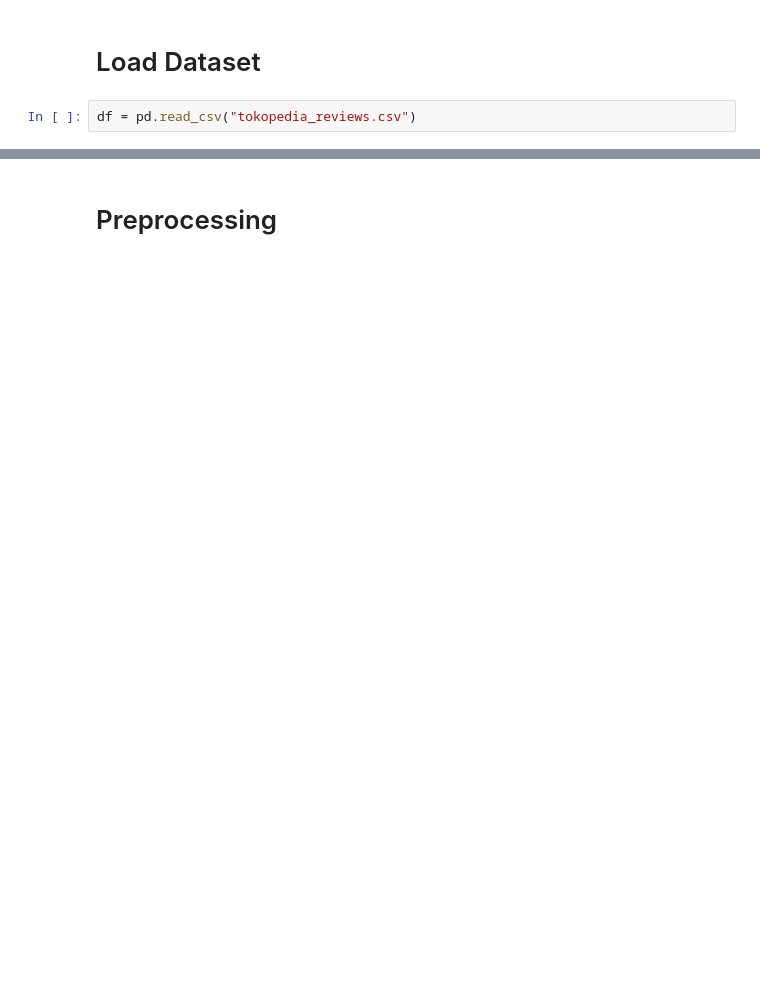
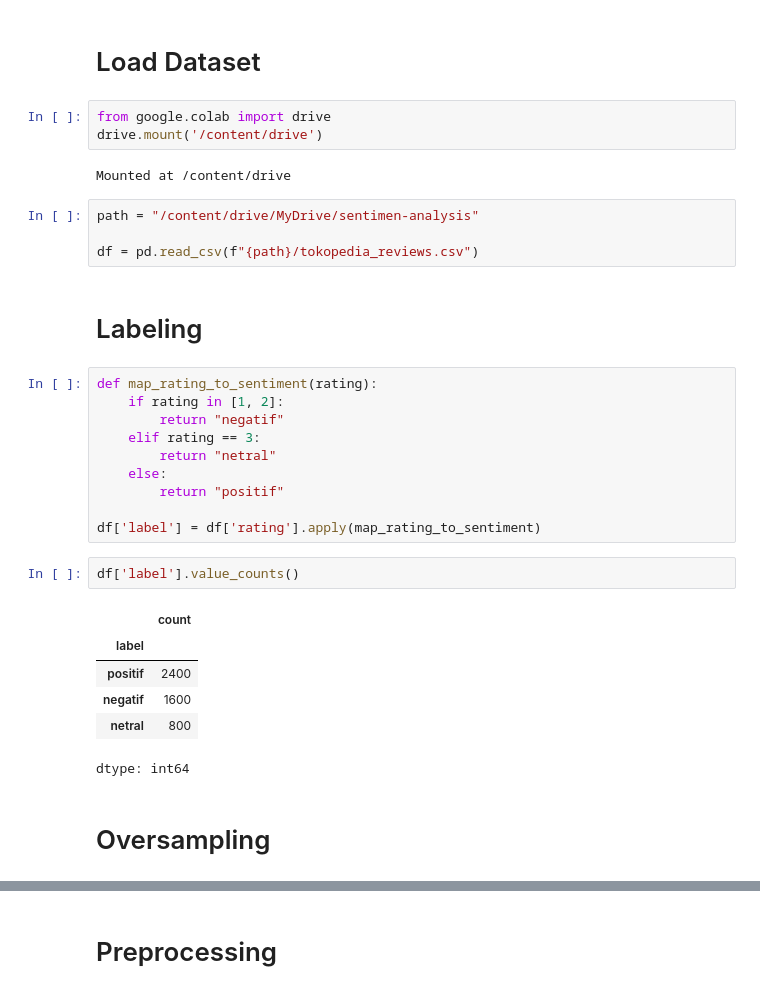
Before and after one commit to alandhar/tokped-review_sentiment-analysis, a Jupyter notebook: model.ipynb, the cells around one changed output, grey strips where cells are left out. Cells and saved outputs as stored; diff of their text form; blank space fills up the shorter version.

```diff
--- a/model.ipynb
+++ b/model.ipynb
@@ -19,4 +36,34 @@ from sklearn.metrics import classification_report, confusion_matrix
 # %% [markdown]
 # Load Dataset
-# %%
-df = pd.read_csv("tokopedia_reviews.csv")
+# %%
+from google.colab import drive
+drive.mount('/content/drive')
+# %% [output]
+Mounted at /content/drive
+# %%
+path = "/content/drive/MyDrive/sentimen-analysis"
+
+df = pd.read_csv(f"{path}/tokopedia_reviews.csv")
+# %% [markdown]
+# Labeling
+# %%
+def map_rating_to_sentiment(rating):
+    if rating in [1, 2]:
+        return "negatif"
+    elif rating == 3:
+        return "netral"
+    else:
+        return "positif"
+
+df['label'] = df['rating'].apply(map_rating_to_sentiment)
+# %%
+df['label'].value_counts()
+# %% [output]
+|  | count |
+| label |  |
+| positif | 2400 |
+| negatif | 1600 |
+| netral | 800 |
+dtype: int64
+# %% [markdown]
+# Oversampling
```
Also changed, not shown: parts of 64 cells of this notebook, 5 other files.
